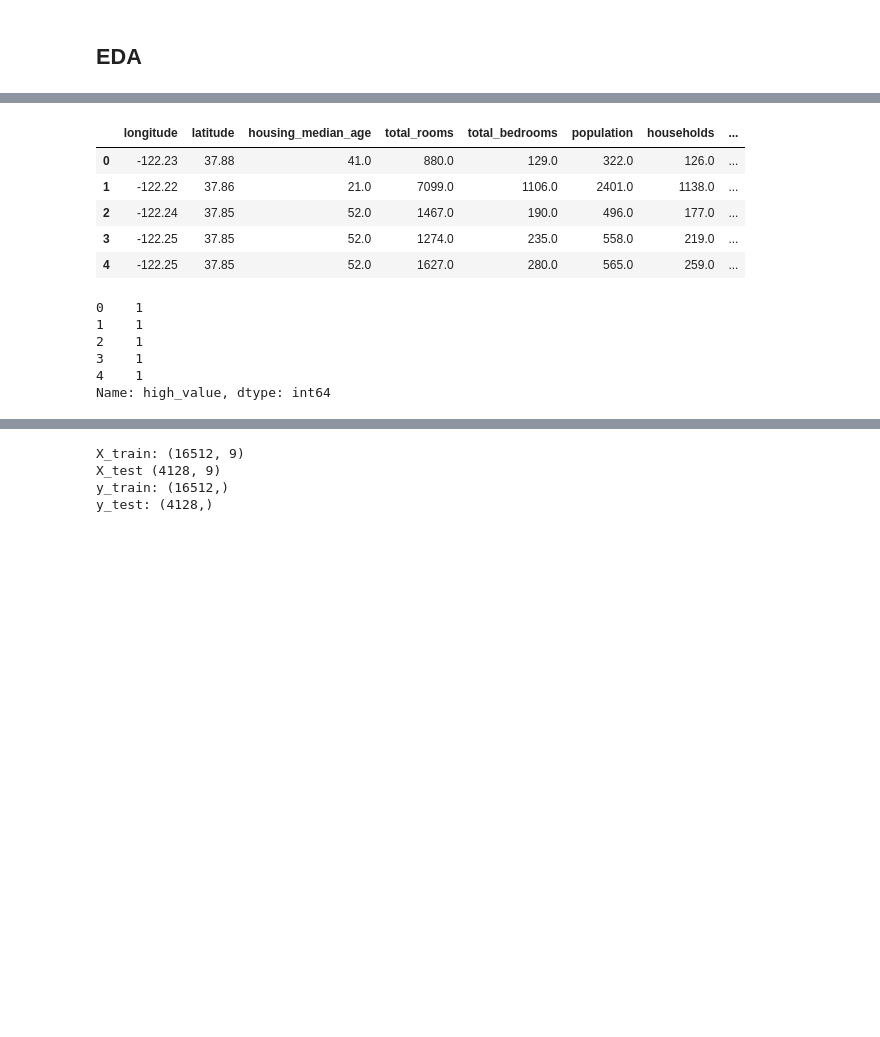
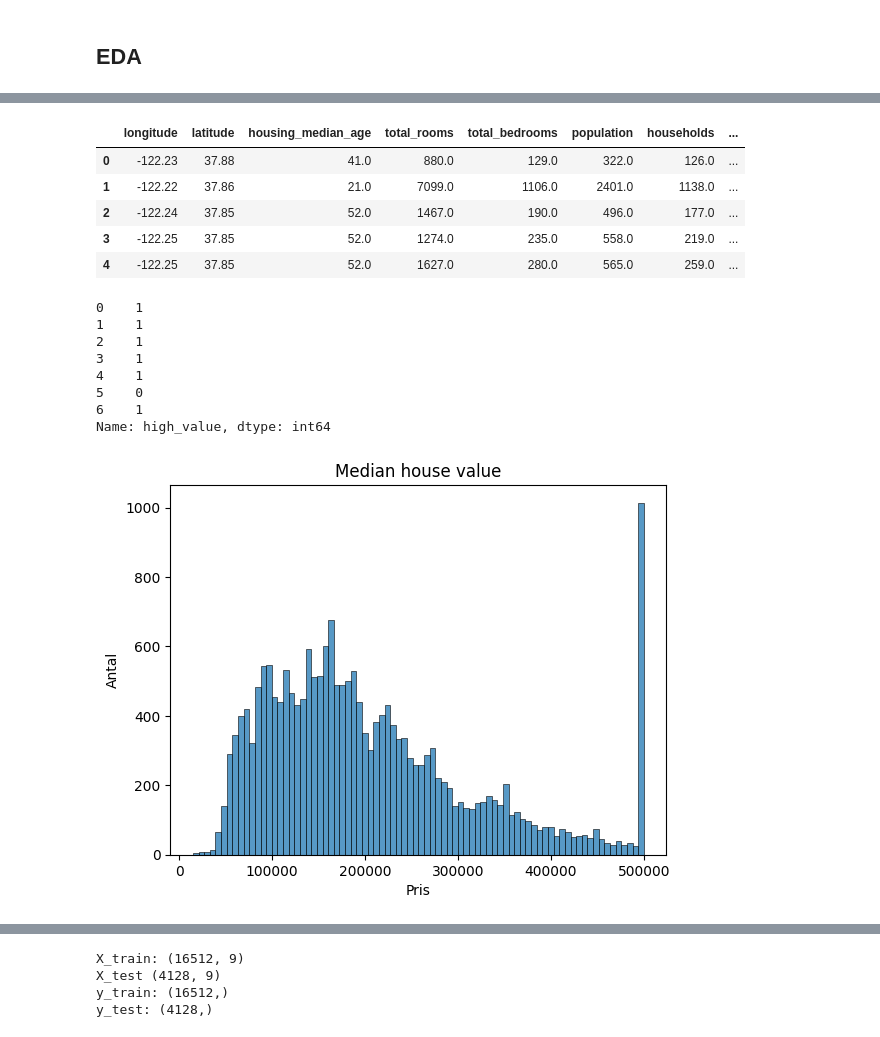
Before and after one commit to Jack-JackAttack/California_Housing, a Jupyter notebook: report.ipynb, the cells around one changed output, grey strips where cells are left out. Cells and saved outputs as stored; diff of their text form; code cells hidden in the pictures; blank space fills up the shorter version.

Commit message:
lagt till modellering, grafer i EDA samt finjusteringar

```diff
--- a/report.ipynb
+++ b/report.ipynb
@@ -73,10 +87,10 @@ Name: count, dtype: int64
 # %%
-X_full = df.drop(columns=["median_house_value","high_value"])
-y_full = df["high_value"]
+X_full = df.drop(columns=["median_house_value","high_value"]) # tar bort kolumnerna "median_house_value" & "high_value"
+y_full = df["high_value"] # sätter target till enbart kolumnen "high_value"
 
 
-display(X_full.head())
-display(y_full.head())
+display(X_full.head()) #kollar så kolumnerna har försvunnit ifrån "X_full"
+display(y_full.head(7)) #kollar så target enbart är binär
 # %% [output]
 |  | longitude | latitude | housing_median_age | total_rooms | total_bedrooms | population | households | ... |
 | 0 | -122.23 | 37.88 | 41.0 | 880.0 | 129.0 | 322.0 | 126.0 | ... |
@@ -89,4 +103,18 @@ display(y_full.head())
 2    1
 3    1
 4    1
+5    0
+6    1
 Name: high_value, dtype: int64
+# %%
+import matplotlib.pyplot as plt
+import seaborn as sns
+
+
+sns.histplot(df["median_house_value"], bins=80)
+plt.title("Median house value")
+plt.xlabel("Pris")
+plt.ylabel("Antal")
+plt.show()
+# %% [output]
+[figure, added]
```
Also changed, not shown: parts of 15 cells of this notebook.
